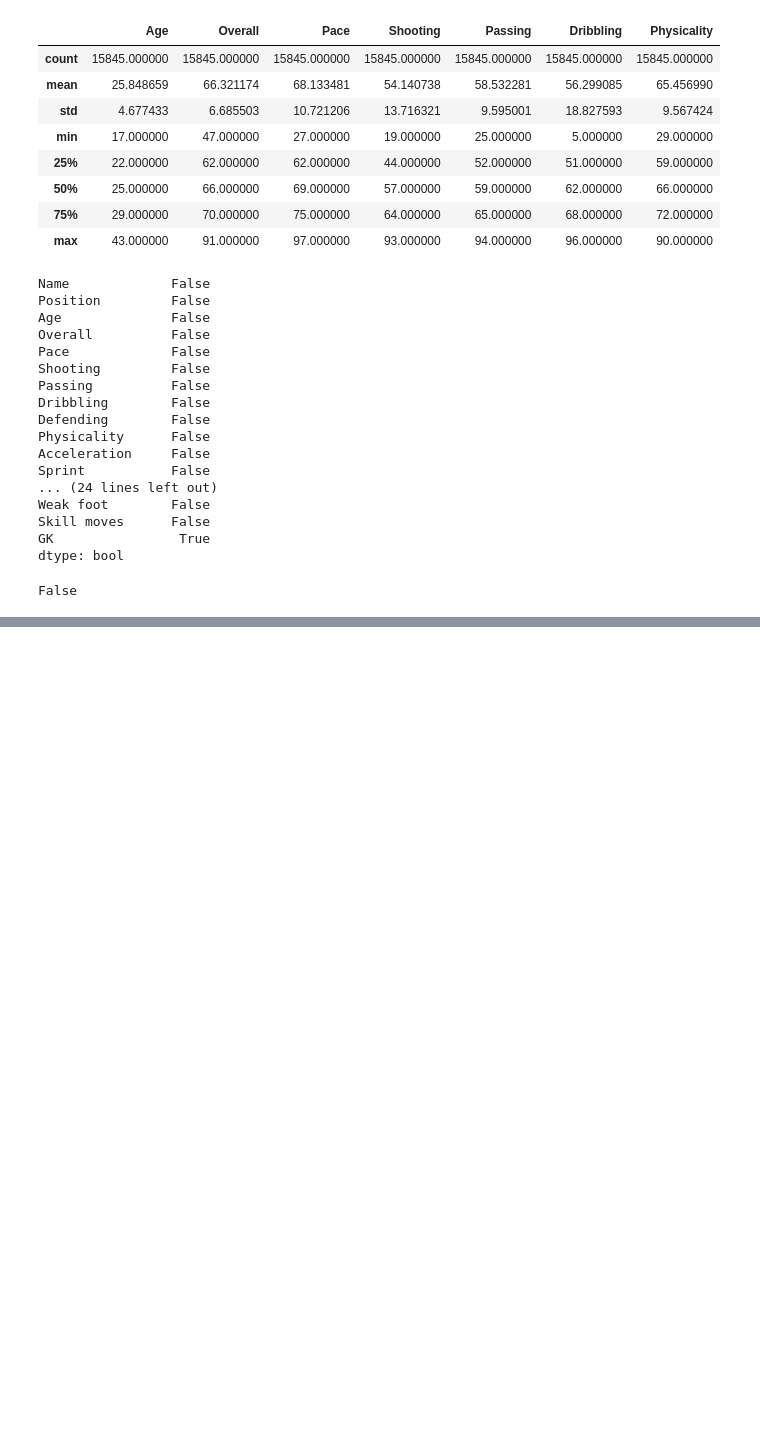
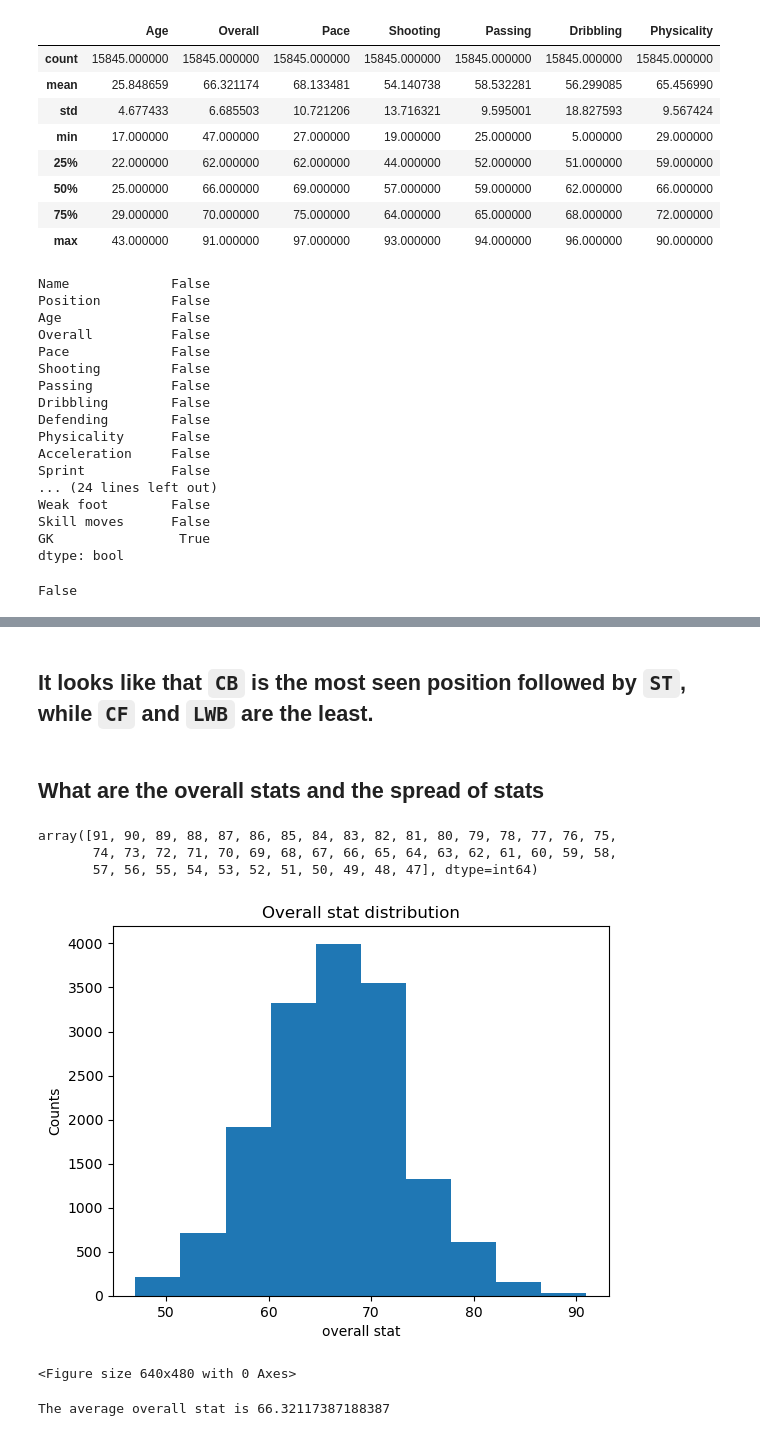
Before and after one commit to YSKAA423/Football-Player-Classification-and-Stat-Prediction-using-KNN-and-Linear-Regression, a Jupyter notebook: Using K-Nearest-Neighbor to classify my position.ipynb, the cells around one changed output, grey strips where cells are left out. Saved outputs shown, nothing was run; the diff lists cells and outputs as text; code cells hidden in the pictures; blank space fills up the shorter version.

```diff
--- a/Using K-Nearest-Neighbor to classify my position.ipynb
+++ b/Using K-Nearest-Neighbor to classify my position.ipynb
@@ -103,0 +148,24 @@ False
+# %% [markdown]
+## It looks like that `CB` is the most seen position followed by `ST`, while `CF` and `LWB` are the least.
+# %% [markdown]
+## What are the overall stats and the spread of stats
+# %%
+players.Overall.unique()
+# %% [output]
+array([91, 90, 89, 88, 87, 86, 85, 84, 83, 82, 81, 80, 79, 78, 77, 76, 75,
+       74, 73, 72, 71, 70, 69, 68, 67, 66, 65, 64, 63, 62, 61, 60, 59, 58,
+       57, 56, 55, 54, 53, 52, 51, 50, 49, 48, 47], dtype=int64)
+# %%
+plt.hist(players.Overall)
+plt.xlabel("overall stat")
+plt.ylabel("Counts")
+plt.title("Overall stat distribution")
+plt.show()
+plt.clf()
+# %% [output]
+[figure, added]
+<Figure size 640x480 with 0 Axes>
+# %%
+print(f"The average overall stat is {players.Overall.mean()}")
+# %% [output]
+The average overall stat is 66.32117387188387
```
Also changed, not shown: parts of 39 cells of this notebook.
